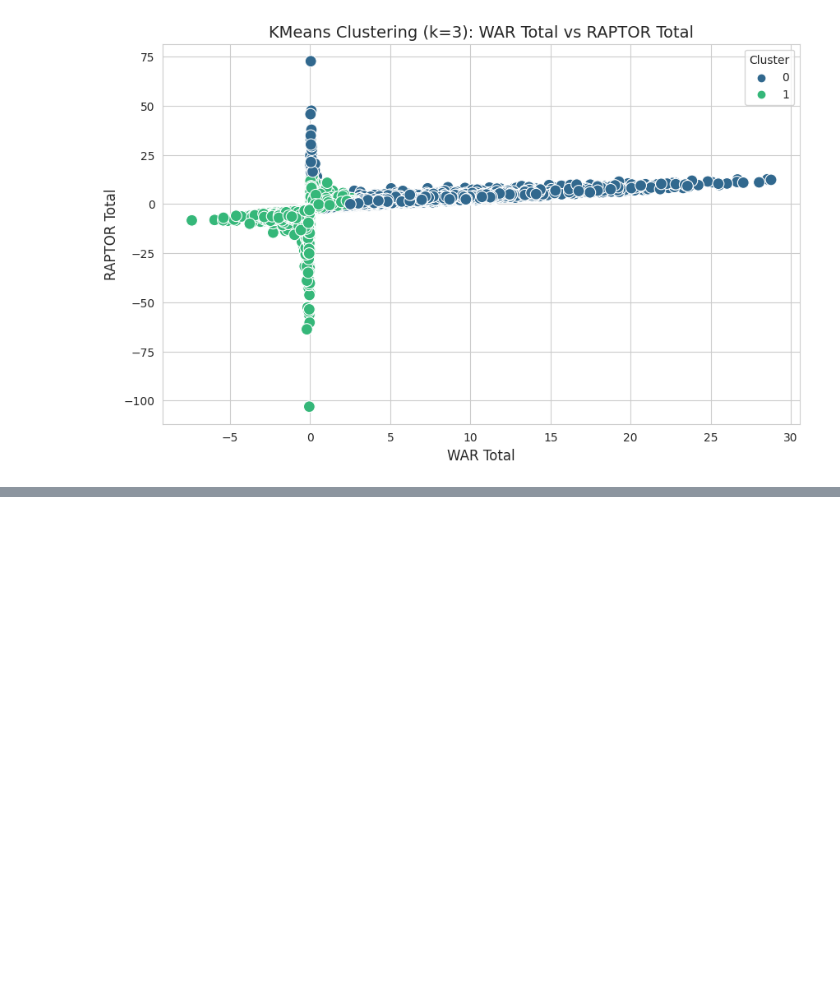
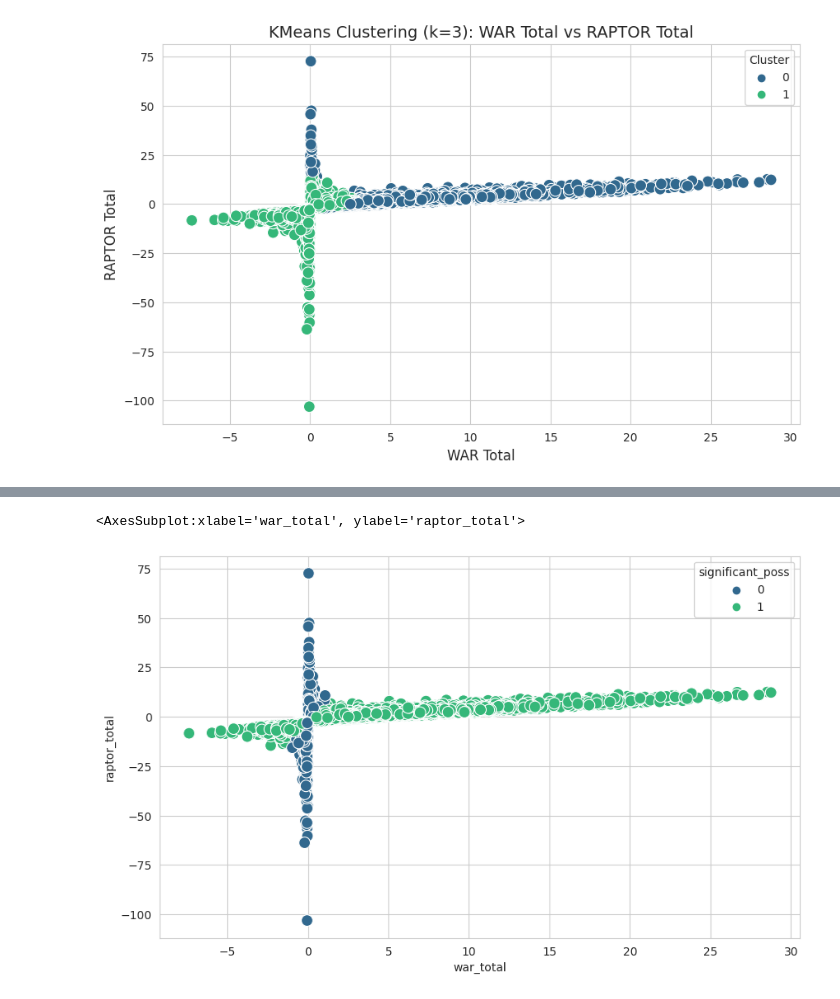
Before and after one commit to LucasPancotto/NBA-kaggle-challenge, a Jupyter notebook: explore.ipynb, the cells around one changed output, grey strips where cells are left out. Drawn from its saved outputs; the diff is of its cells as text; code cells hidden in the pictures; blank space fills up the shorter version.

```diff
--- a/explore.ipynb
+++ b/explore.ipynb
@@ -287,0 +330,10 @@ plt.show()
+# %%
+# finally,
+# I'll just keep war_total, raptor_total, pace impact. Also mp and poss
+df = df_player[['player_name',	'player_id','poss',	'mp',	'raptor_total',	'war_total',	'pace_impact']]
+
+# I will 'clusterize' by hand, dividing the data in two groups: less and more than 500 poss
+df['significant_poss'] = (df['poss'] >= 500).astype(int)
+# Convert 'significant_poss' to categorical type
+df['significant_poss'] = df['significant_poss'].astype('category')
+df.head()
@@ -287,0 +357,7 @@ plt.show()
+# %%
+plt.figure(figsize=(10, 6))
+
+sns.scatterplot(x='war_total', y='raptor_total', hue='significant_poss', palette='viridis', data=df, s=100)
+# %% [output]
+<AxesSubplot:xlabel='war_total', ylabel='raptor_total'>
+[figure, added]
```
Also changed, not shown: parts of 6 cells of this notebook.
